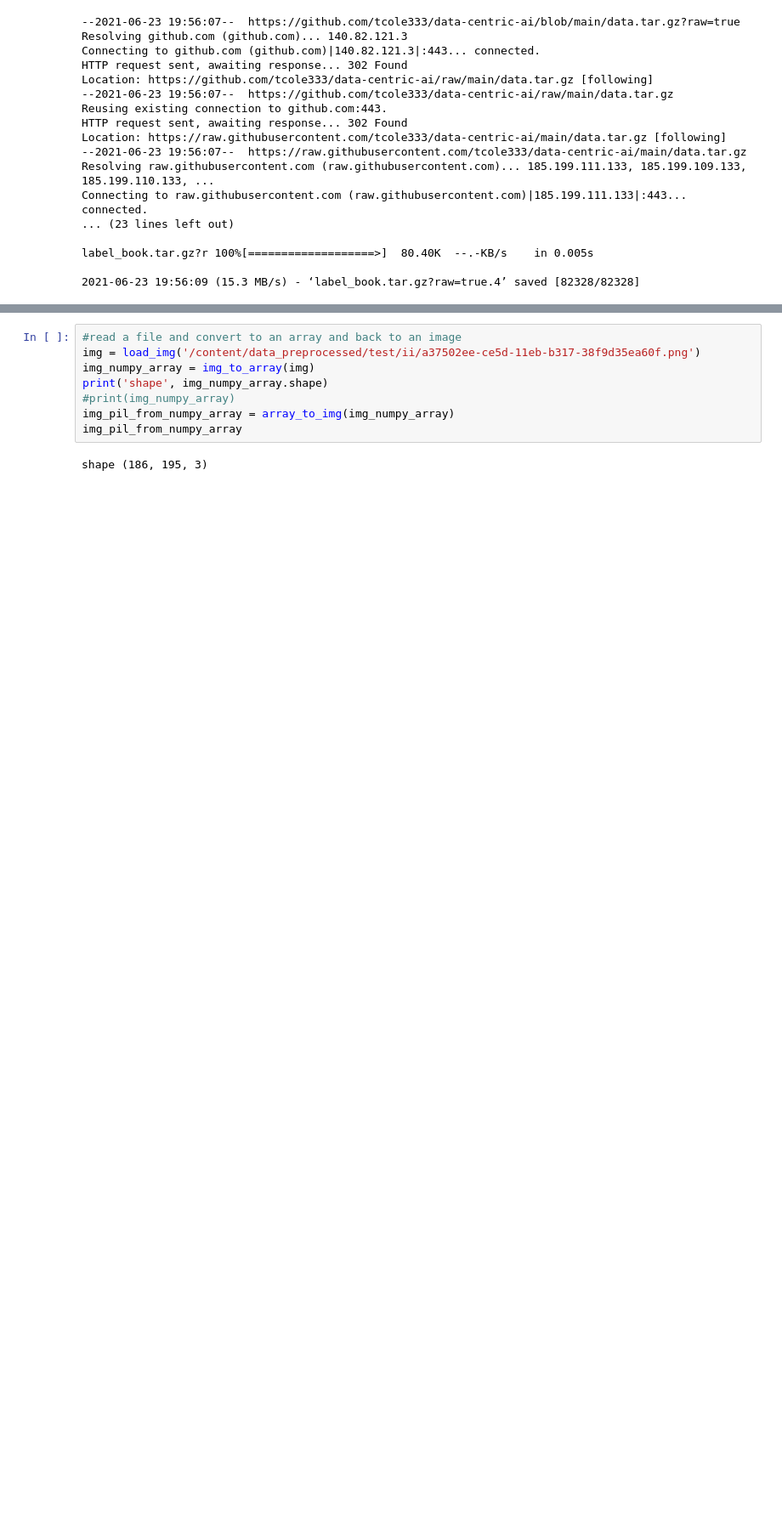
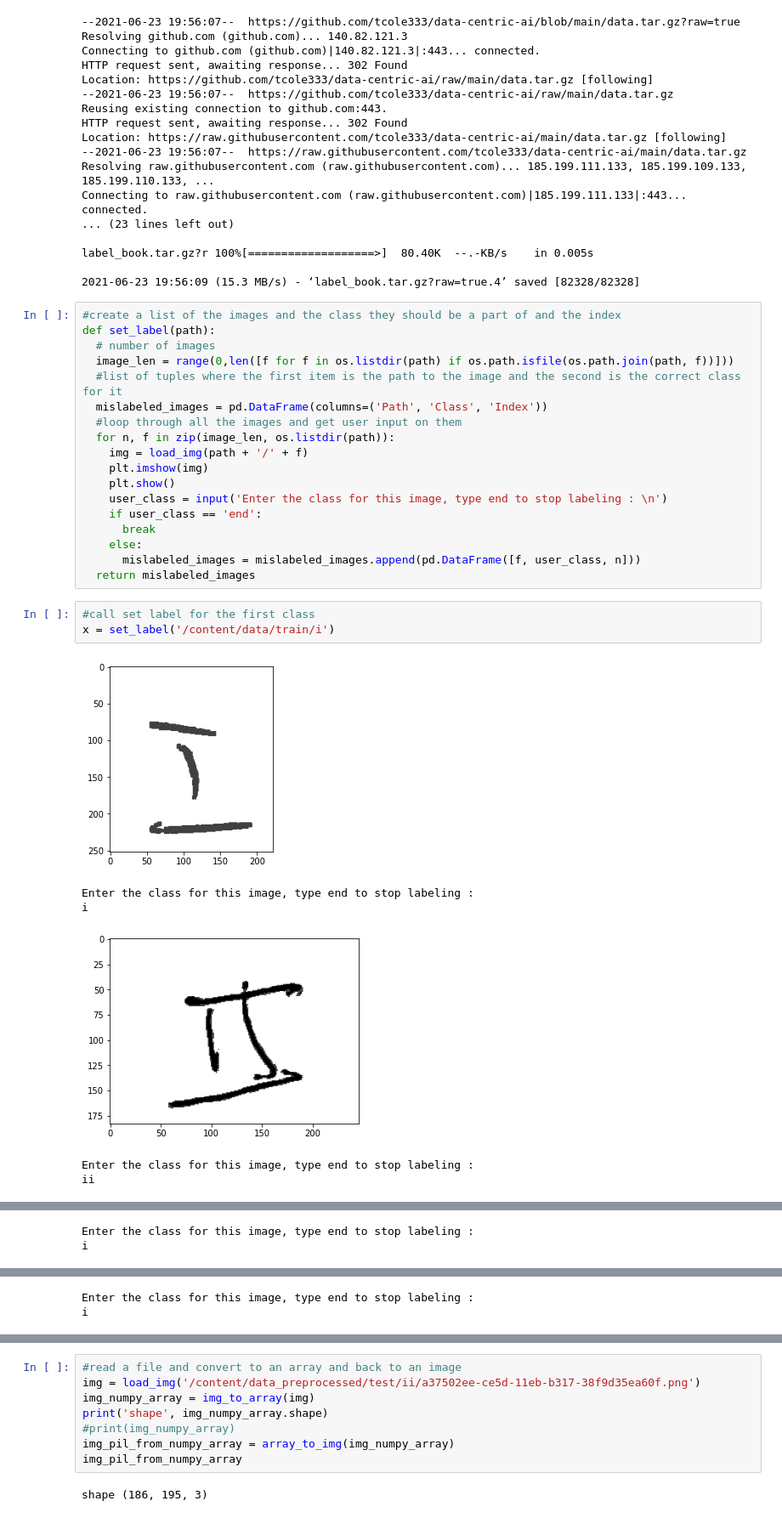
Before and after one commit to millers1389/data-centric-ai-1, a Jupyter notebook: data_centric_ai_comp.ipynb, the cells around one changed output, grey strips where cells are left out. Shown: that part at 85% size. Drawn from its saved outputs; the diff is of its cells as text; blank space fills up the shorter version.

Commit message:
working on function to save user labels for images

```diff
--- a/data_centric_ai_comp.ipynb
+++ b/data_centric_ai_comp.ipynb
@@ -55,3 +57,31 @@ Connecting to raw.githubusercontent.com (raw.githubusercontent.com)|185.199.111.
 label_book.tar.gz?r 100%[===================>]  80.40K  --.-KB/s    in 0.005s
 
 2021-06-23 19:56:09 (15.3 MB/s) - ‘label_book.tar.gz?raw=true.4’ saved [82328/82328]
+# %%
+#create a list of the images and the class they should be a part of and the index
+def set_label(path):
+  # number of images
+  image_len = range(0,len([f for f in os.listdir(path) if os.path.isfile(os.path.join(path, f))]))
+  #list of tuples where the first item is the path to the image and the second is the correct class for it
+  mislabeled_images = pd.DataFrame(columns=('Path', 'Class', 'Index'))
+  #loop through all the images and get user input on them
+  for n, f in zip(image_len, os.listdir(path)):
+    img = load_img(path + '/' + f)
+    plt.imshow(img)
+    plt.show()
+    user_class = input('Enter the class for this image, type end to stop labeling : \n')
+    if user_class == 'end':
+      break
+    else:
+      mislabeled_images = mislabeled_images.append(pd.DataFrame([f, user_class, n]))
+  return mislabeled_images
+# %%
+#call set label for the first class
+x = set_label('/content/data/train/i')
+# %% [output]
+[figure, added]
+Enter the class for this image, type end to stop labeling :
+i
+[figure, added]
+Enter the class for this image, type end to stop labeling :
+ii
@@ -57,0 +89,2 @@ label_book.tar.gz?r 100%[===================>]  80.40K  --.-KB/s    in 0.005s
+Enter the class for this image, type end to stop labeling :
+i
@@ -57,0 +92,2 @@ label_book.tar.gz?r 100%[===================>]  80.40K  --.-KB/s    in 0.005s
+Enter the class for this image, type end to stop labeling :
+i
```
Also changed, not shown: parts of 7 cells of this notebook.
